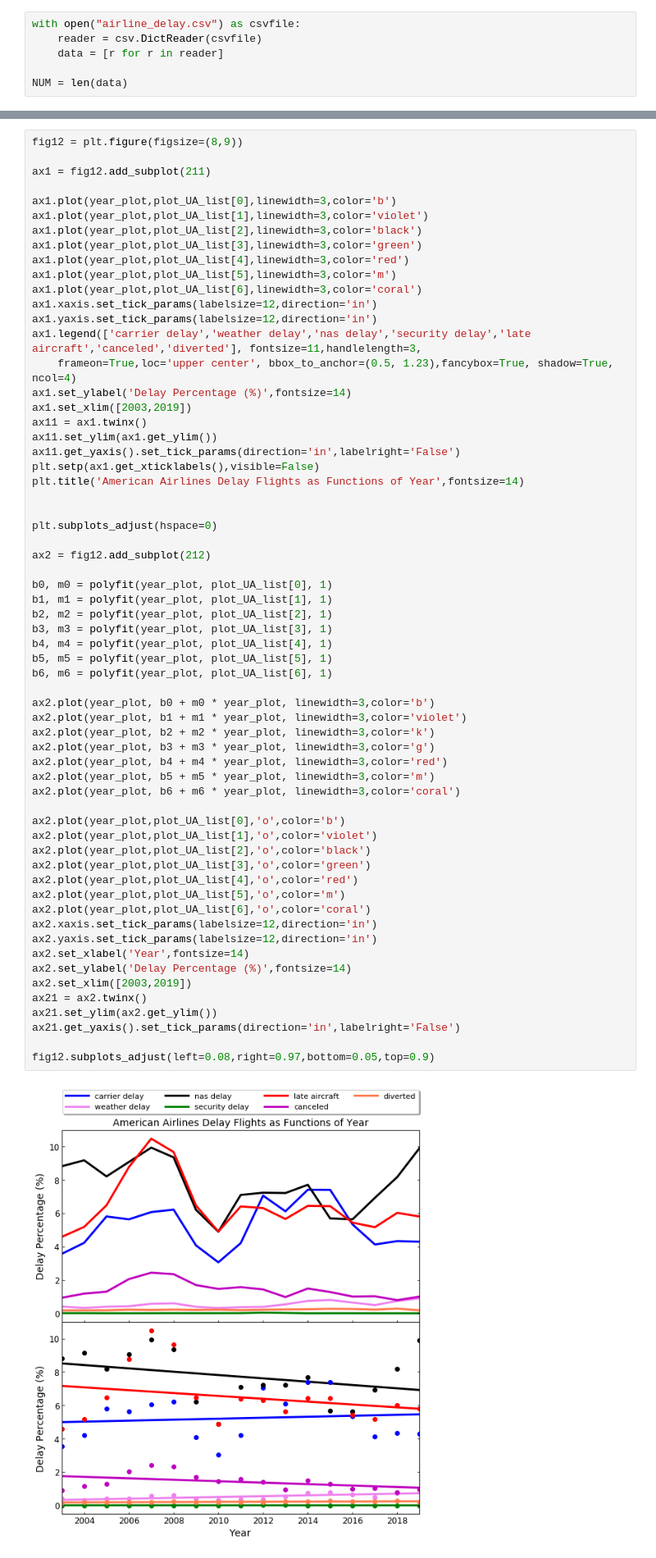
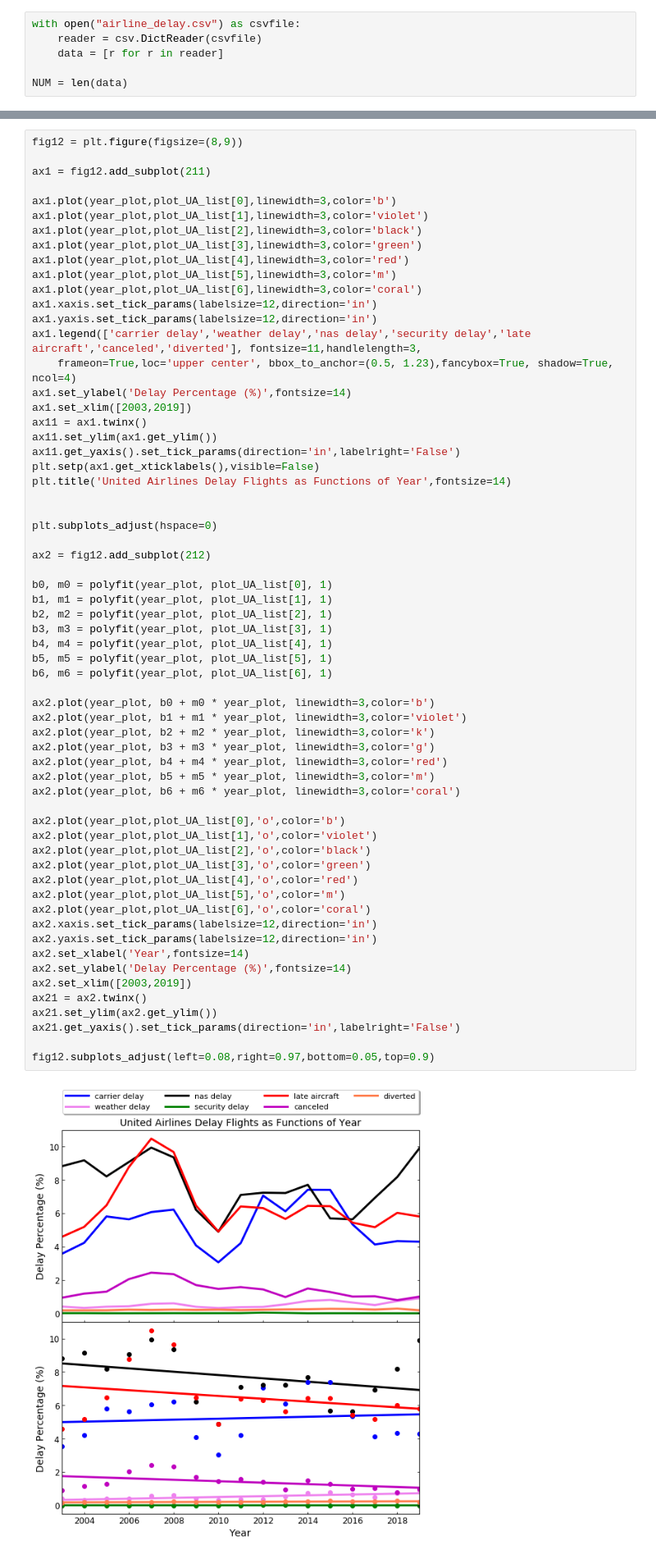
Before and after one commit to dongzhang84/Flight_delay, a Jupyter notebook: Project_notebook1.ipynb, the cells around one changed output, grey strips where cells are left out. Shown at 82% size. Cells and saved outputs as stored; diff of their text form.

```diff
--- a/Project_notebook1.ipynb
+++ b/Project_notebook1.ipynb
@@ -318,7 +318,7 @@ ax11 = ax1.twinx()
 ax11.set_ylim(ax1.get_ylim())
 ax11.get_yaxis().set_tick_params(direction='in',labelright='False')
 plt.setp(ax1.get_xticklabels(),visible=False)
-plt.title('American Airlines Delay Flights as Functions of Year',fontsize=14)
+plt.title('United Airlines Delay Flights as Functions of Year',fontsize=14)
 
 
 plt.subplots_adjust(hspace=0)
@@ -332,34 +332,34 @@ b3, m3 = polyfit(year_plot, plot_UA_list[3], 1)
 b4, m4 = polyfit(year_plot, plot_UA_list[4], 1)
 b5, m5 = polyfit(year_plot, plot_UA_list[5], 1)
 b6, m6 = polyfit(year_plot, plot_UA_list[6], 1)
 
 ax2.plot(year_plot, b0 + m0 * year_plot, linewidth=3,color='b')
 ax2.plot(year_plot, b1 + m1 * year_plot, linewidth=3,color='violet')
 ax2.plot(year_plot, b2 + m2 * year_plot, linewidth=3,color='k')
 ax2.plot(year_plot, b3 + m3 * year_plot, linewidth=3,color='g')
 ax2.plot(year_plot, b4 + m4 * year_plot, linewidth=3,color='red')
 ax2.plot(year_plot, b5 + m5 * year_plot, linewidth=3,color='m')
 ax2.plot(year_plot, b6 + m6 * year_plot, linewidth=3,color='coral')
 
 ax2.plot(year_plot,plot_UA_list[0],'o',color='b')
 ax2.plot(year_plot,plot_UA_list[1],'o',color='violet')
 ax2.plot(year_plot,plot_UA_list[2],'o',color='black')
 ax2.plot(year_plot,plot_UA_list[3],'o',color='green')
 ax2.plot(year_plot,plot_UA_list[4],'o',color='red')
 ax2.plot(year_plot,plot_UA_list[5],'o',color='m')
 ax2.plot(year_plot,plot_UA_list[6],'o',color='coral')
 ax2.xaxis.set_tick_params(labelsize=12,direction='in')
 ax2.yaxis.set_tick_params(labelsize=12,direction='in')
 ax2.set_xlabel('Year',fontsize=14)
 ax2.set_ylabel('Delay Percentage (%)',fontsize=14)
 ax2.set_xlim([2003,2019])
 ax21 = ax2.twinx()
 ax21.set_ylim(ax2.get_ylim())
 ax21.get_yaxis().set_tick_params(direction='in',labelright='False')
 
 fig12.subplots_adjust(left=0.08,right=0.97,bottom=0.05,top=0.9)
 # %% [output]
-[figure, old version]
+[figure, new version]
 # %%
 def gaussian(x, amplitude, mean, stddev):
     return amplitude * np.exp(-((x - mean) / 4 / stddev)**2)
```
Also changed, not shown: parts of 2 cells of this notebook.
